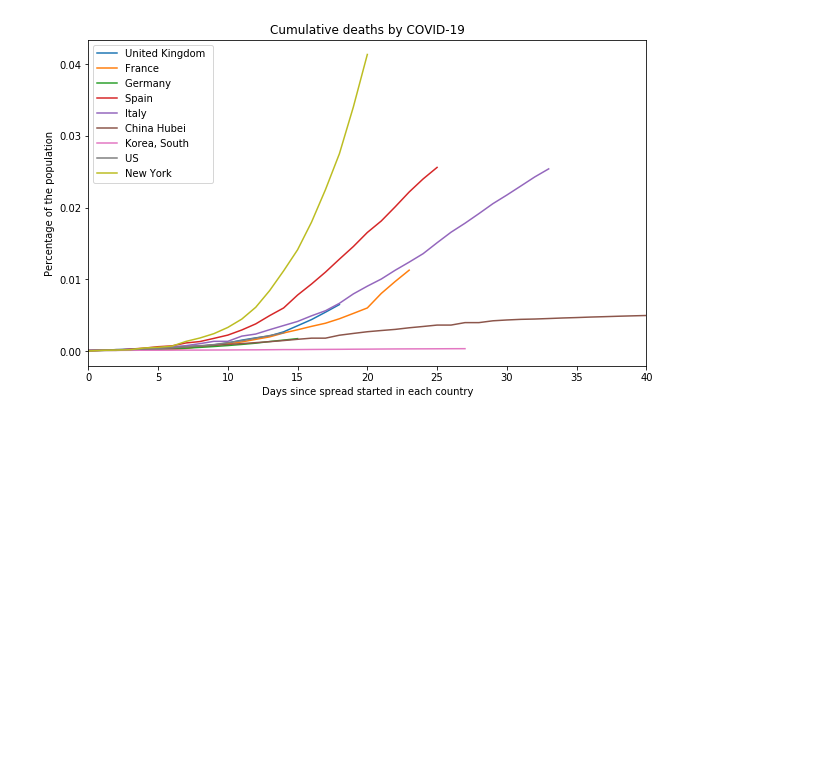
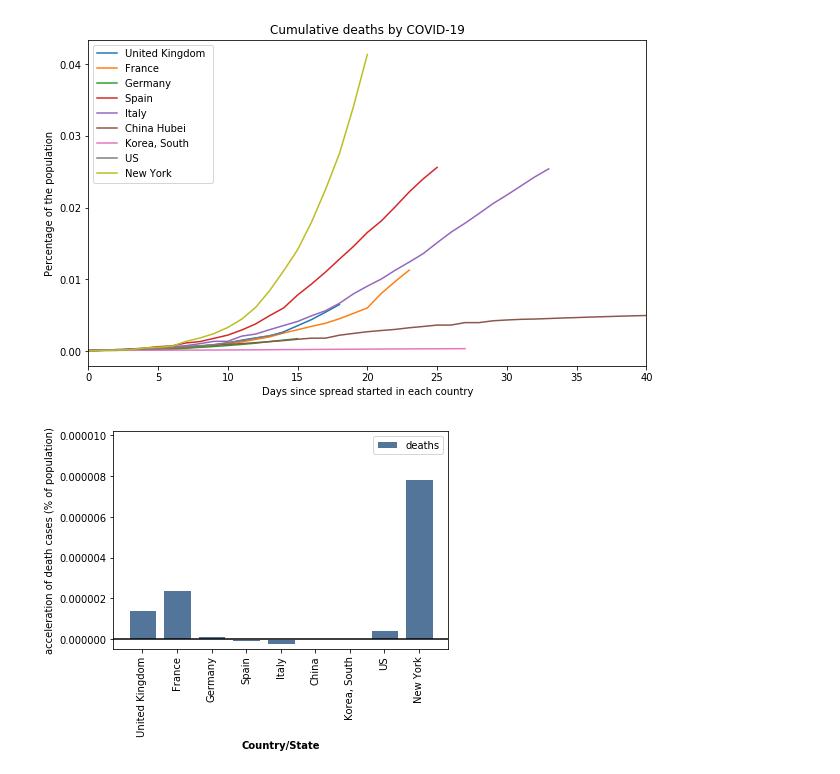
Before and after one commit to o-gent/ogent_covid19, a Jupyter notebook: main.ipynb, the cells around one changed output. Drawn from its saved outputs; the diff is of its cells as text; code cells hidden in the pictures; blank space fills up the shorter version.

Commit message:
working acceleration plots

```diff
--- a/main.ipynb
+++ b/main.ipynb
@@ -207,0 +247,34 @@ show(fig)
+# %%
+# make bar charts with accerlation/sum for confirmed/deaths for each country
+# do with matplotlib as bokeh is being a bitch
+# stacked example
+
+countries = list(COUNTRY_DATA.keys())
+
+# set width of bar
+barWidth = 0.8
+
+# set height of bar
+deaths_accel = [acceleration(country)[1] for country in countries]
+confirmed_accel = [acceleration(country)[0] for country in countries]
+
+# Set position of bar on X axis
+r1 = np.arange(len(deaths_accel))
+
+# Make the plot
+plt.bar(r1, deaths_accel, color='#537599', width=barWidth, edgecolor='white', label='deaths')
+
+# Add xticks on the middle of the group bars
+plt.xlabel('Country/State', fontweight='bold')
+plt.ylabel("acceleration of death cases (% of population)")
+plt.xticks(np.arange(len(countries)), countries)
+plt.xticks(rotation=90)
+plt.axhline(0, color='black')
+
+plt.ylim(bottom=min(deaths_accel)*2, top=max(deaths_accel) * 1.3)
+
+# Create legend & Show graphic
+plt.legend()
+plt.show()
+# %% [output]
+[figure, added]
```
Also changed, not shown: parts of 3 cells of this notebook, 3 other files.
